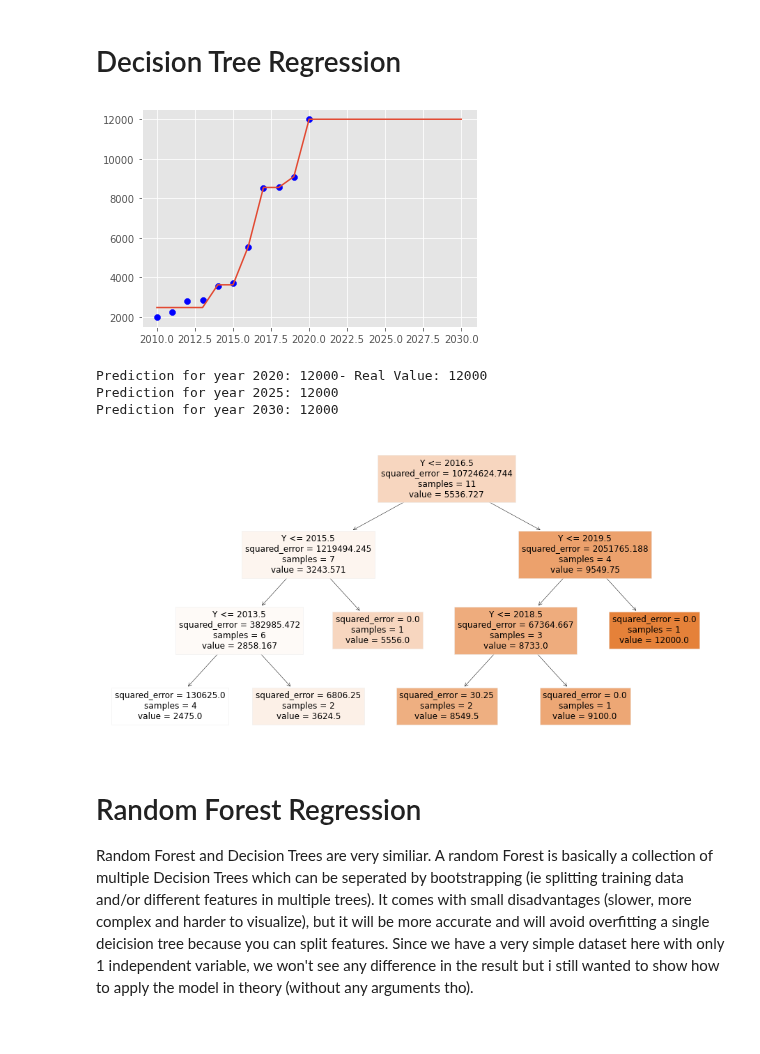
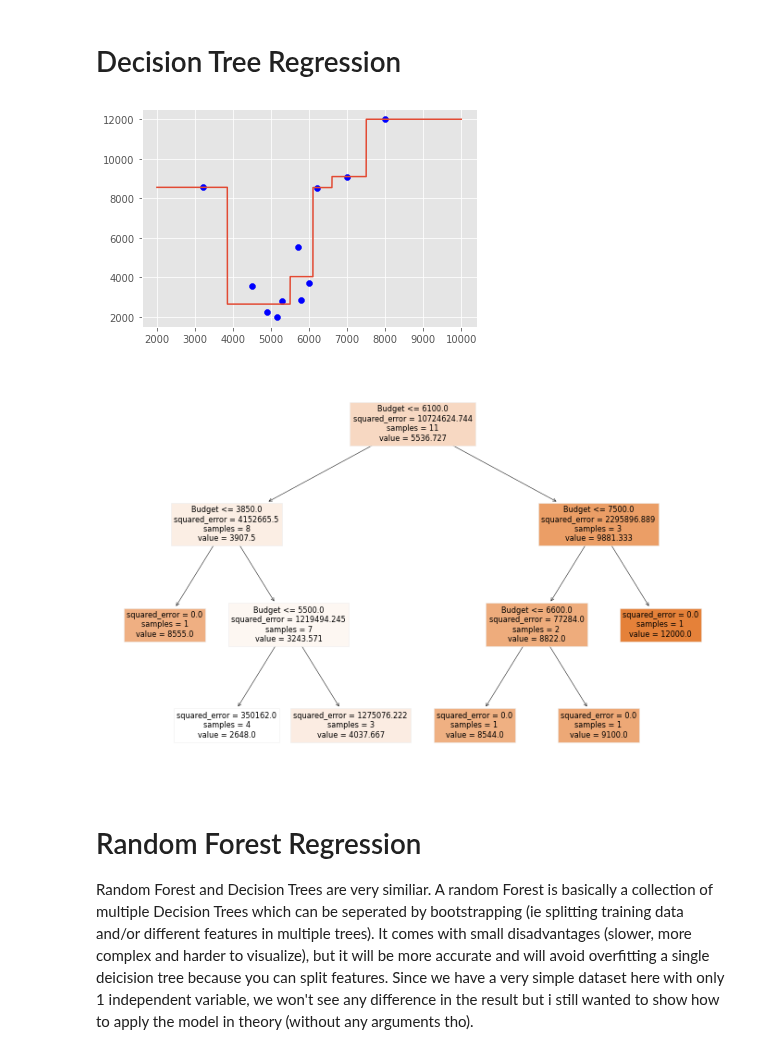
Before and after one commit to sebastian-sl/Basics, a Jupyter notebook: 01 DATA SCIENCE/ML/SKLEARN/1_1_Supervised_Regression.ipynb, the cells around one changed output. Saved outputs shown, nothing was run; the diff lists cells and outputs as text; code cells hidden in the pictures.

```diff
--- a/01 DATA SCIENCE/ML/SKLEARN/1_1_Supervised_Regression.ipynb
+++ b/01 DATA SCIENCE/ML/SKLEARN/1_1_Supervised_Regression.ipynb
@@ -91,36 +112,29 @@ Prediction for year 2030: 40176
 # %% [markdown]
 # Decision Tree Regression
-# %%
-from sklearn.tree import DecisionTreeRegressor, plot_tree
-
-# DECISION TREE MODEL
-regressor = DecisionTreeRegressor(random_state = 0, max_depth = 3)
-regressor.fit(Years, Sales)
-
-plt.scatter(years, sales, color = "blue")
-plt.plot(prediction, regressor.predict(Prediction));
-# %% [output]
-[figure, removed]
-# %%
-for number in [2020, 2025, 2030]:
-    val = regressor.predict(np.array(number).reshape(-1, 1))[0]
-
-    txt = f"Prediction for year {number}: {int(val)}"
-
-    if number in years:
-        txt += f"- Real Value: {sales[years.index(number)]}"
-
-    print(txt)
-# %% [output]
-Prediction for year 2020: 12000- Real Value: 12000
-Prediction for year 2025: 12000
-Prediction for year 2030: 12000
-# %%
-fig, ax = plt.subplots(figsize=(16, 8))
-plot_tree(regressor, ax = ax, feature_names = "Year", class_names = "Value", filled = True);
-plt.show()
-# %% [output]
-[figure, removed]
+# %%
+from sklearn.tree import DecisionTreeRegressor, plot_tree
+
+# Preparing Data
+x = prepare("budget")
+y = prepare("sales")
+
+predict = prediction(2000, 10000)
+
+# Creating model
+regressor = DecisionTreeRegressor(random_state = 0, max_depth = 3)
+regressor.fit(x, y)
+
+# Plotting the model as Diagram
+plt.scatter(x, y, color = "blue")
+plt.plot(predict, regressor.predict(predict))
+fig.show()
+
+# PLotting as Tree
+fig, ax = plt.subplots(figsize=(12, 8))
+plot_tree(regressor, ax = ax, feature_names = ["Budget"], filled = True);
+# %% [output]
+[figure, added]
+[figure, added]
 # %% [markdown]
 # Random Forest Regression
 Random Forest and Decision Trees are very similiar. A random Forest is basically a collection of multiple Decision Trees which can be seperated by bootstrapping (ie splitting training data and/or different features in multiple trees). It comes with small disadvantages (slower, more complex and harder to visualize), but it will be more accurate and will avoid overfitting a single deicision tree because you can split features. Since we have a very simple dataset here with only 1 independent variable, we won't see any difference in the result but i still wanted to show how to apply the model in theory (without any arguments tho).
```
Also changed, not shown: parts of 16 cells of this notebook.
